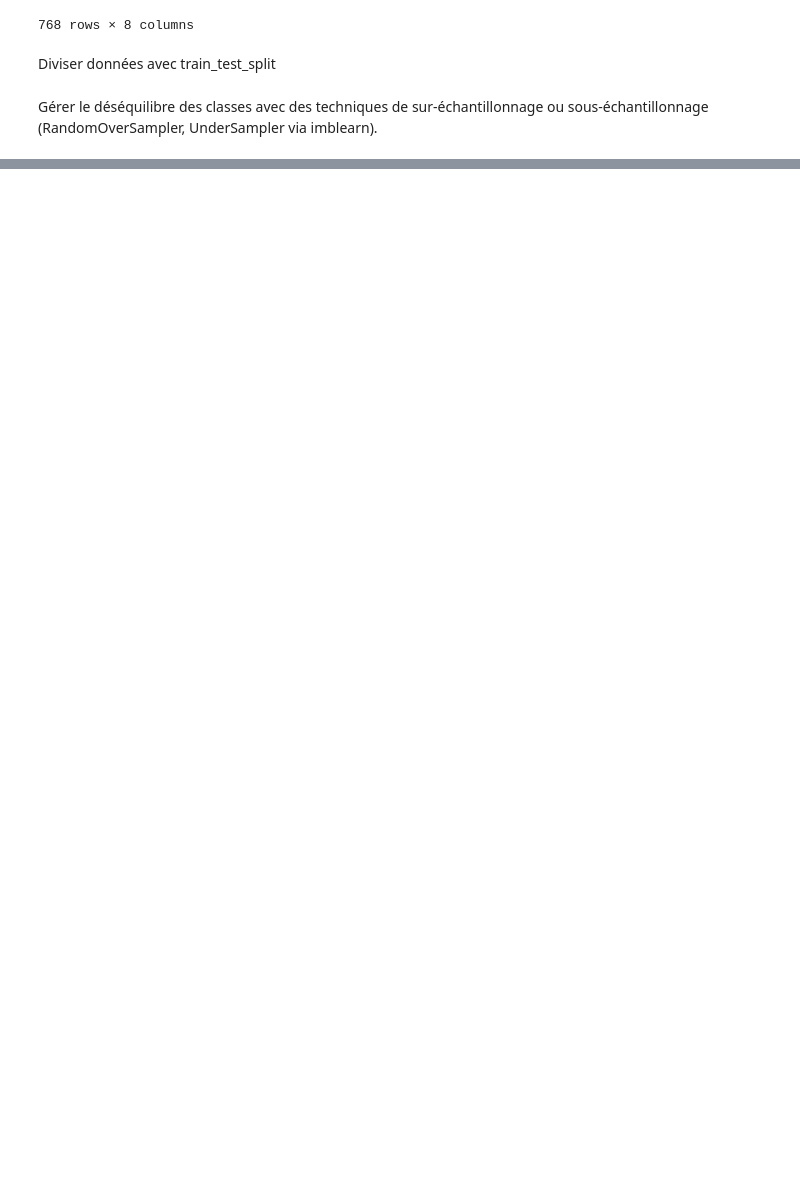
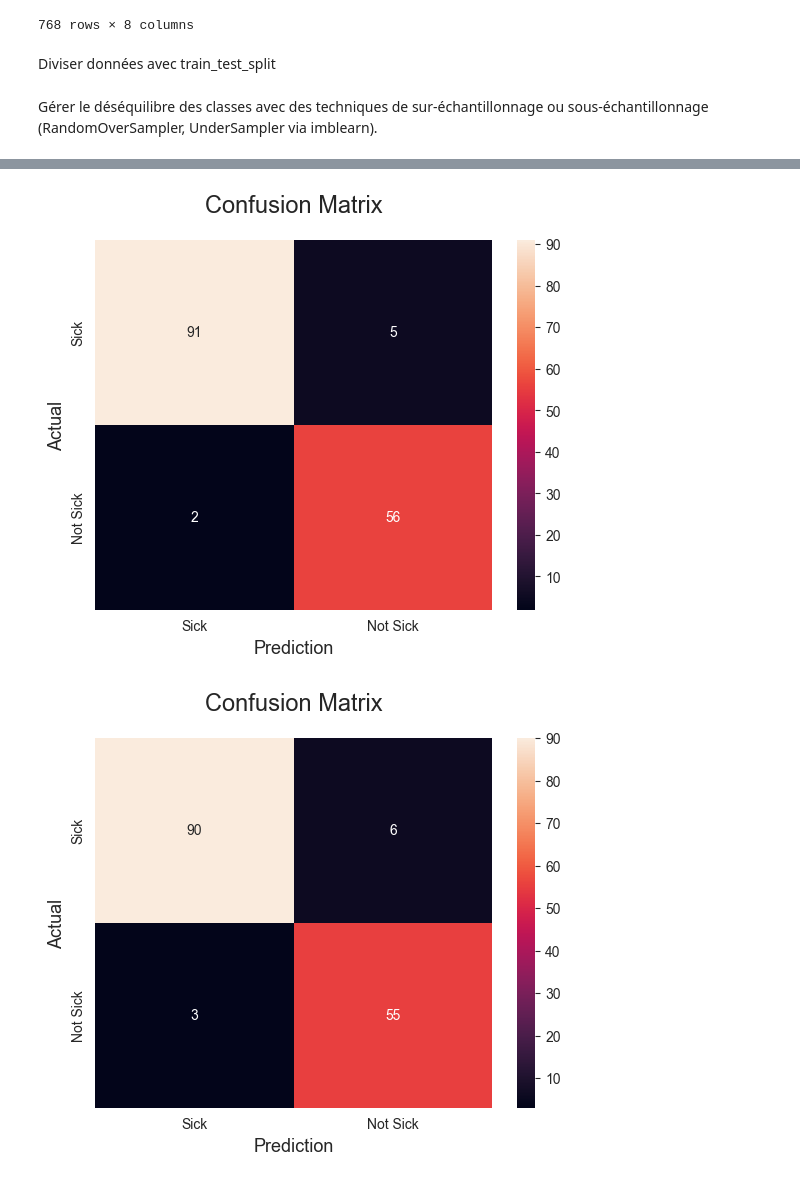
Before and after one commit to YounessBoumeshouli/Analyse_et_Pr-diction_du_Risque_de_Diab-te, a Jupyter notebook: main.ipynb, the cells around one changed output, grey strips where cells are left out. Drawn from its saved outputs; the diff is of its cells as text; code cells hidden in the pictures; blank space fills up the shorter version.

Commit message:
AEPDRDD-55 Générer matrices de confusion

```diff
--- a/main.ipynb
+++ b/main.ipynb
@@ -746,0 +783,38 @@ Name: count, dtype: int64
+# %%
+from sklearn.ensemble import GradientBoostingClassifier
+
+GBC = GradientBoostingClassifier()
+GBC.fit(X_res, y_res)
+y_pred_gbc = GBC.predict(X_test)
+# %%
+from sklearn.tree import DecisionTreeClassifier
+
+DTC = DecisionTreeClassifier()
+DTC.fit(X_res, y_res)
+y_pred_dtc = DTC.predict(X_test)
+# %%
+from sklearn.linear_model import LogisticRegression
+
+LR = LogisticRegression()
+LR.fit(X_res, y_res)
+y_pred_lr = LR.predict(X_test)
+# %%
+from sklearn.metrics import confusion_matrix
+
+cm_xgb = confusion_matrix(y_test, y_pred_xgb)
+cm_rfr = confusion_matrix(y_test, y_pred_rfr)
+cm_lr  = confusion_matrix(y_test, y_pred_lr)
+cm_dtc = confusion_matrix(y_test, y_pred_dtc)
+cm_svr = confusion_matrix(y_test, y_pred_svr)
+cm_gbc = confusion_matrix(y_test, y_pred_gbc)
+matrixs = [cm_xgb,cm_rfr,cm_lr,cm_dtc,cm_svr,cm_gbc]
+# %%
+for m in matrixs :
+    sns.heatmap(m, annot=True, fmt='g', xticklabels=['Sick', 'Not Sick'], yticklabels=['Sick', 'Not Sick'])
+    plt.ylabel('Actual', fontsize=13)
+    plt.xlabel('Prediction', fontsize=13)
+    plt.title('Confusion Matrix', fontsize=17, pad=20)
+    plt.show()
+# %% [output]
+[figure, added]
+[figure, added]
```
Also changed, not shown: parts of 7 cells of this notebook.
